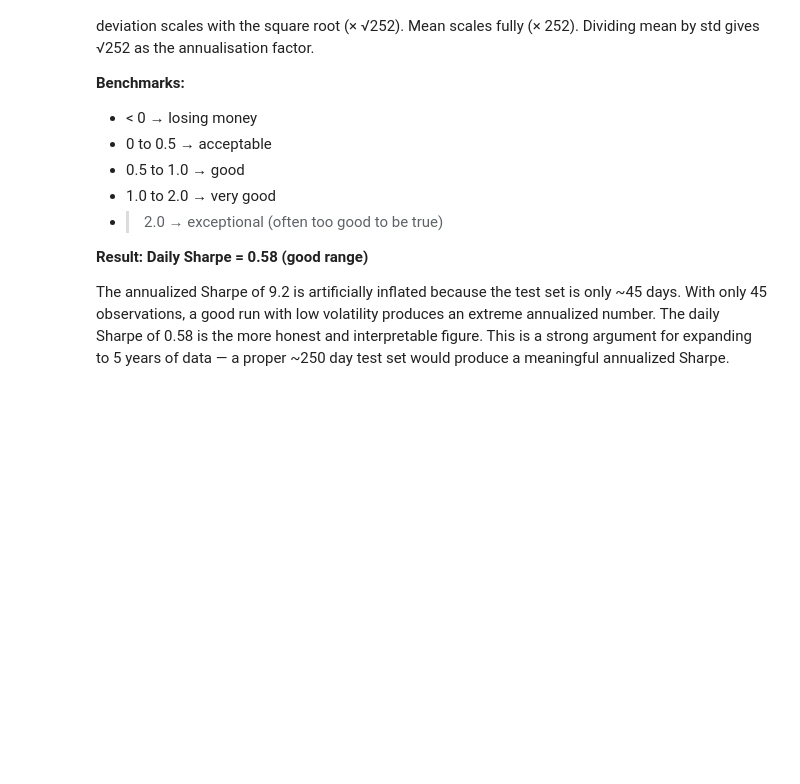
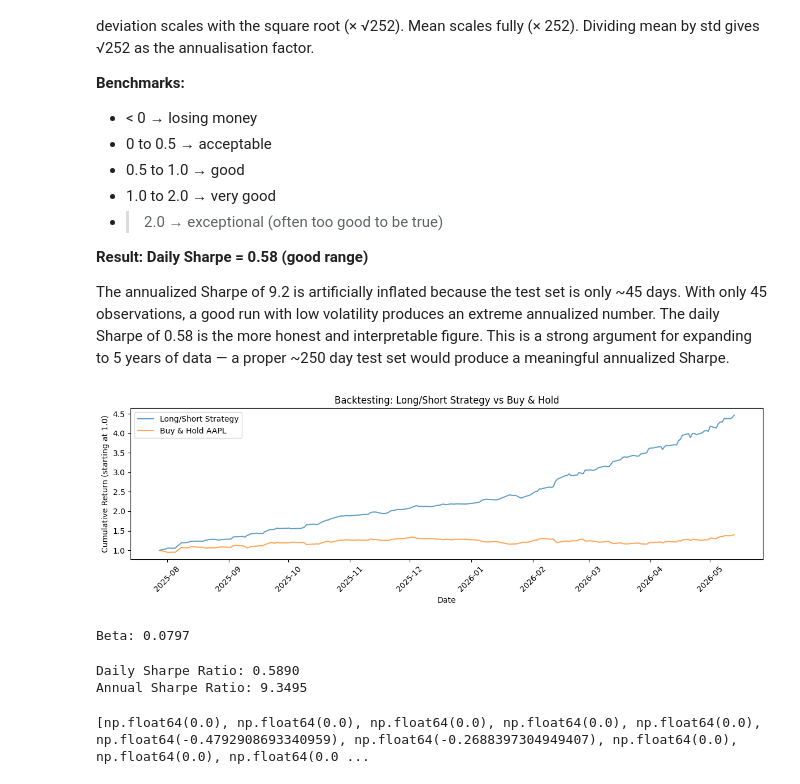
Before and after one commit to thehiaguy/StockReturnPred, a Jupyter notebook: notebooks/03_backtesting.ipynb, the cells around one changed output. Drawn from its saved outputs; the diff is of its cells as text; code cells hidden in the pictures; blank space fills up the shorter version.

Commit message:
add 5y dataset results and extended backtesting metrics to README

```diff
--- a/notebooks/03_backtesting.ipynb
+++ b/notebooks/03_backtesting.ipynb
@@ -9,6 +9,7 @@ import matplotlib.pyplot as plt
 import yfinance as yf
 
 preds = pd.read_csv('../data/predictions.csv', index_col=0, parse_dates=True)
+preds.index = pd.to_datetime(preds.index, utc=True).tz_convert(None)
 y_test = preds['y_test'].values
 y_pred = preds['y_pred'].values
 split_date = preds.index[0]
@@ -143,19 +146,22 @@ comp_returns = np.cumprod(1+strategy_returns)
 
 benchmark = np.cumprod(1+y_test)
 # %%
-#visualization
-
-plt.figure(figsize=(12,4))
-plt.plot(comp_returns,label='My strategy', alpha=0.7)
-plt.plot(benchmark, label='Benchmarks', alpha=0.7)
-plt.xlabel('Days')
-plt.ylabel('Returns')
-plt.title('Back Testing')
+plt.figure(figsize=(12, 4))
+plt.plot(preds.index, comp_returns, label='Long/Short Strategy', alpha=0.7)
+plt.plot(preds.index, benchmark, label='Buy & Hold AAPL', alpha=0.7)
+plt.xlabel('Date')
+plt.ylabel('Cumulative Return (starting at 1.0)')
+plt.title('Backtesting: Long/Short Strategy vs Buy & Hold')
+plt.xticks(rotation=45)
+plt.tight_layout()
 plt.legend()
 plt.show()
+# %% [output]
+[figure, added]
 # %%
 sp500 = yf.Ticker('^GSPC')
-sp_data = sp500.history(period='1y')
+sp_data = sp500.history(period='5y')
+sp_data.index = sp_data.index.tz_localize(None)
 sp_data['Return'] = sp_data['Close'].pct_change()
 
 # get the date range of the test set
@@ -167,6 +173,8 @@ sp_test = sp_data['Return'].loc[start_date:end_date].dropna()
 n = min(len(strategy_returns), len(sp_test))
 beta = np.cov(strategy_returns[:n], sp_test.values[:n])[0][1] / np.var(sp_test.values[:n])
 print(f'Beta: {beta:.4f}')
+# %% [output]
+Beta: 0.0797
 # %%
 daily_sharpe = np.mean(strategy_returns)/np.std(strategy_returns)
 
@@ -174,3 +182,17 @@ annual_sharpe = daily_sharpe*np.sqrt(252)
 
 print(f'Daily Sharpe Ratio: {daily_sharpe:.4f}')
 print(f'Annual Sharpe Ratio: {annual_sharpe:.4f}')
+# %% [output]
+Daily Sharpe Ratio: 0.5890
+Annual Sharpe Ratio: 9.3495
+# %%
+#-----------------Max Drawback------------------------
+#at any point in time how far has the strategy fallen form its previous peak?
+abs_peak = np.maximum.accumulate(comp_returns)
+maxDrawdown = []
+for i in range(0,preds.index.size):
+    maxDrawdown.append((((comp_returns[i]  - abs_peak[i]))/abs_peak[i])*100)
+
+abs_min = np.min(maxDrawdown)
+# %% [output]
+[np.float64(0.0), np.float64(0.0), np.float64(0.0), np.float64(0.0), np.float64(0.0), np.float64(-0.4792908693340959), np.float64(-0.2688397304949407), np.float64(0.0), np.float64(0.0), np.float64(0.0 ...
```
Also changed, not shown: parts of 3 cells of this notebook, 6 other files.
